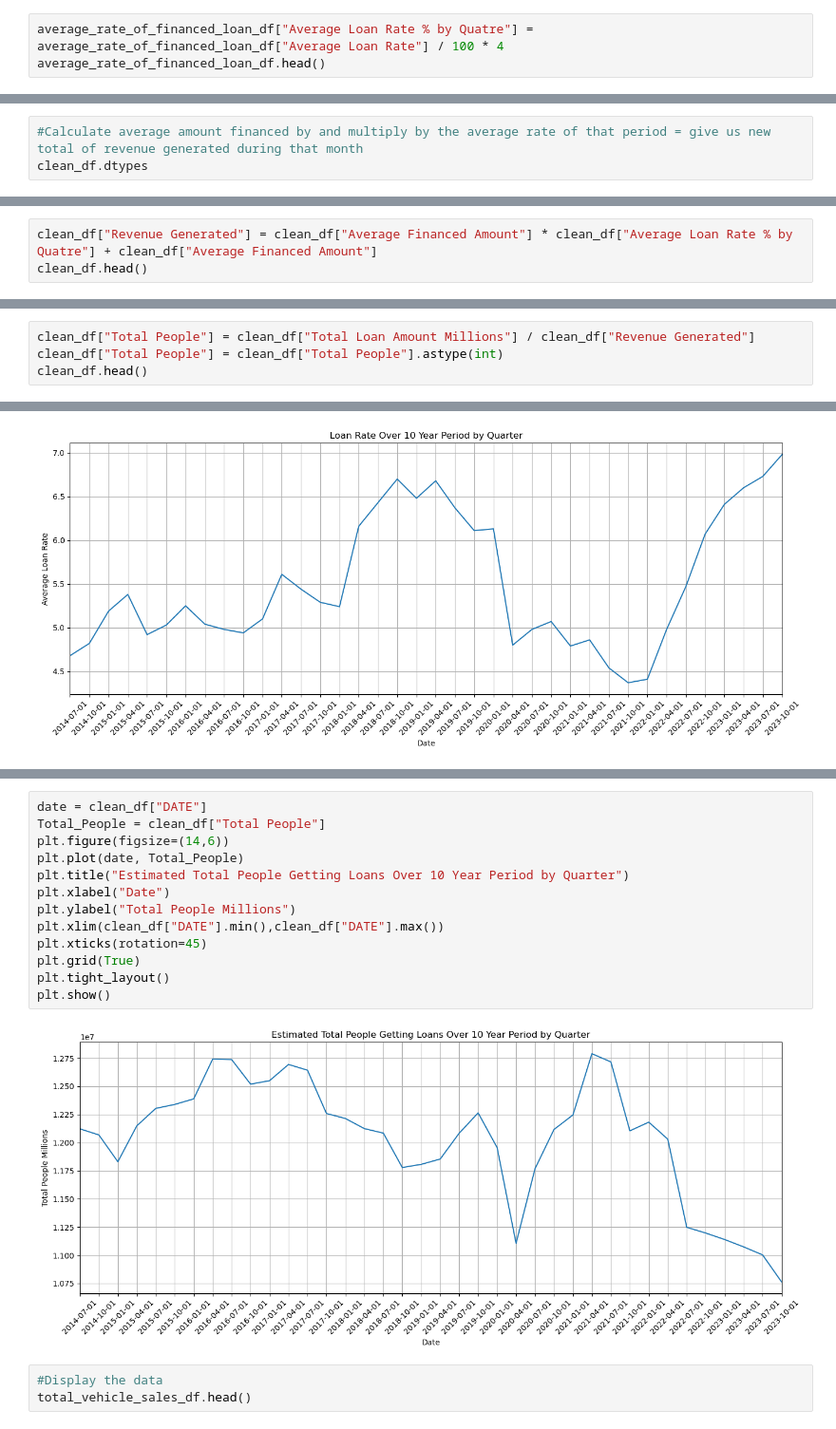
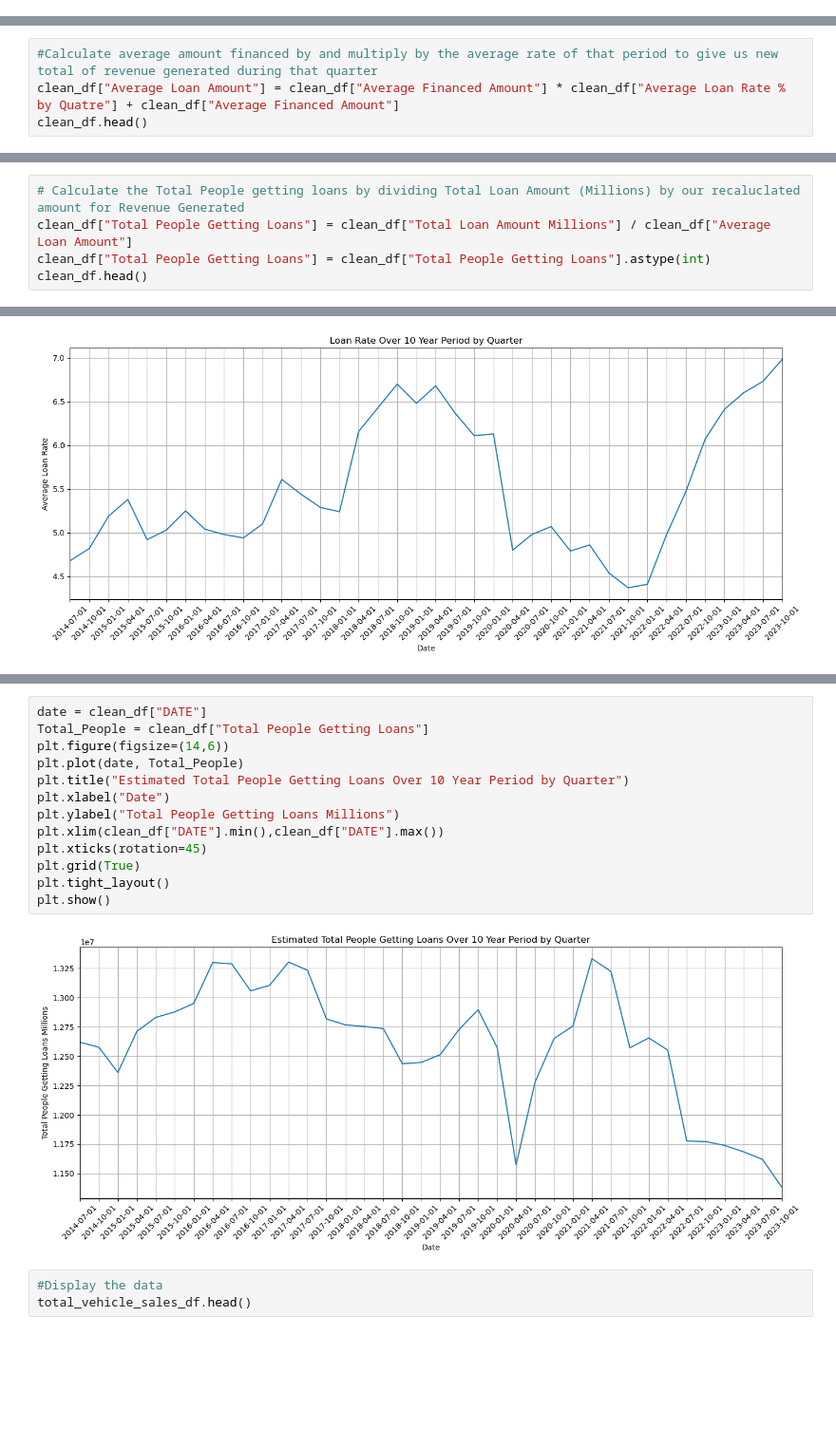
Before and after one commit to Jagar513/project_1_bootcamp, a Jupyter notebook: Automotive Loan Starter Code.ipynb, the cells around one changed output, grey strips where cells are left out. Shown: that part at 95% size. Drawn from its saved outputs; the diff is of its cells as text; blank space fills up the shorter version.

```diff
--- a/Automotive Loan Starter Code.ipynb
+++ b/Automotive Loan Starter Code.ipynb
@@ -82,3 +82,0 @@ average_rate_of_financed_loan_df.head()
-# %%
-average_rate_of_financed_loan_df["Average Loan Rate % by Quatre"] = average_rate_of_financed_loan_df["Average Loan Rate"] / 100 * 4
-average_rate_of_financed_loan_df.head()
@@ -131,4 +127,5 @@ clean_df.head()
 # %%
-#Calculate average amount financed by and multiply by the average rate of that period = give us new total of revenue generated during that month
-clean_df.dtypes
+#Calculate average amount financed by and multiply by the average rate of that period to give us new total of revenue generated during that quarter
+clean_df["Average Loan Amount"] = clean_df["Average Financed Amount"] * clean_df["Average Loan Rate % by Quatre"] + clean_df["Average Financed Amount"]
+clean_df.head()
 # %% [output]
@@ -142,3 +137,0 @@ dtype: object
-# %%
-clean_df["Revenue Generated"] = clean_df["Average Financed Amount"] * clean_df["Average Loan Rate % by Quatre"] + clean_df["Average Financed Amount"]
-clean_df.head()
@@ -163,6 +138,7 @@ dtype: object
 # %%
-clean_df["Total People"] = clean_df["Total Loan Amount Millions"] / clean_df["Revenue Generated"]
-clean_df["Total People"] = clean_df["Total People"].astype(int)
+# Calculate the Total People getting loans by dividing Total Loan Amount (Millions) by our recaluclated amount for Revenue Generated
+clean_df["Total People Getting Loans"] = clean_df["Total Loan Amount Millions"] / clean_df["Average Loan Amount"]
+clean_df["Total People Getting Loans"] = clean_df["Total People Getting Loans"].astype(int)
 clean_df.head()
 # %% [output]
 |  | DATE | Total Loan Amount | Total Loan Amount Millions | Average Loan Rate | Average Loan Rate % by Quatre | ... |
@@ -219,18 +195,18 @@ plt.show()
 # %%
 date = clean_df["DATE"]
-Total_People = clean_df["Total People"]
+Total_People = clean_df["Total People Getting Loans"]
 plt.figure(figsize=(14,6))
 plt.plot(date, Total_People)
 plt.title("Estimated Total People Getting Loans Over 10 Year Period by Quarter")
 plt.xlabel("Date")
-plt.ylabel("Total People Millions")
+plt.ylabel("Total People Getting Loans Millions")
 plt.xlim(clean_df["DATE"].min(),clean_df["DATE"].max())
 plt.xticks(rotation=45)
 plt.grid(True)
 plt.tight_layout()
 plt.show()
 # %% [output]
-[figure, old version]
+[figure, new version]
 # %%
 #Display the data
 total_vehicle_sales_df.head()
```
Also changed, not shown: parts of 12 cells of this notebook.
